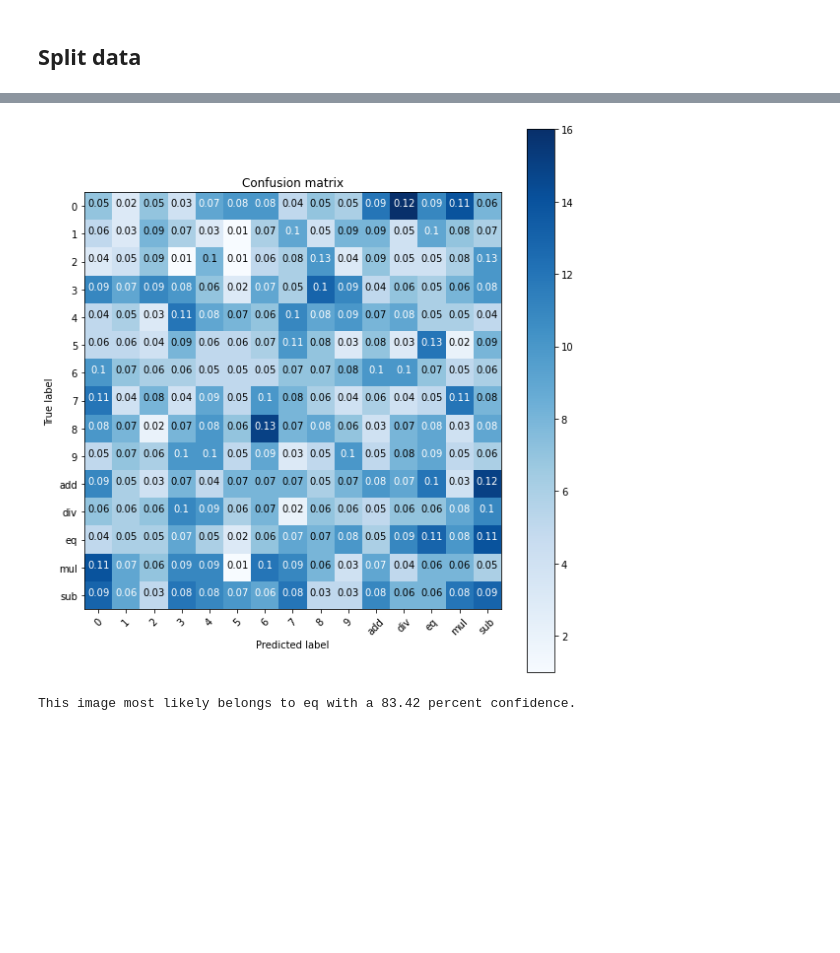
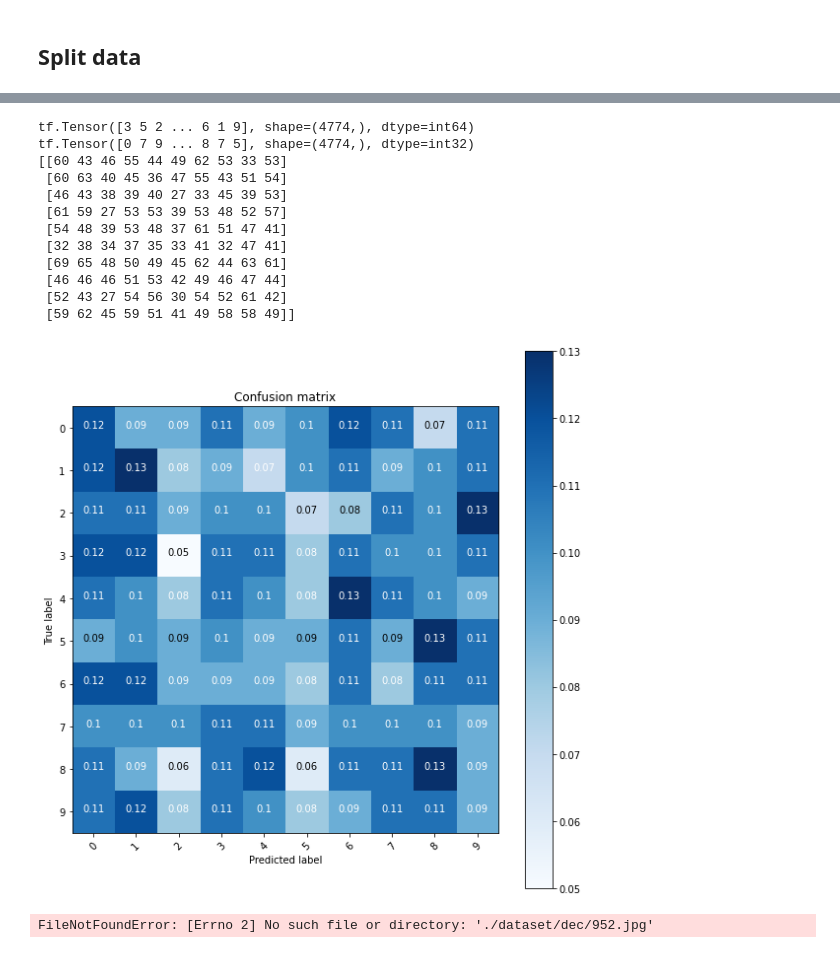
Before and after one commit to BrunosBastos/TAAProject1, a Jupyter notebook: ml.ipynb, the cells around one changed output, grey strips where cells are left out. Cells and saved outputs as stored; diff of their text form; code cells hidden in the pictures; blank space fills up the shorter version.

Commit message:
fix errors

```diff
--- a/ml.ipynb
+++ b/ml.ipynb
@@ -20,4 +26,14 @@ data_dir = pathlib.Path('./dataset')
 
 image_count = len(list(data_dir.glob('*/*.*')))
 print("Total no of images =", image_count)
+
+images = []
+labels = []
+for item in data_dir.glob('*'):
+    labels.append(str(item).split('/')[-1])
+    images.append(len(list(item.glob('*'))))
+
+images = [i for l, i in sorted(zip(labels, images))]
+labels.sort()
+plt.bar(labels, images)
 # %% [output]
@@ -33,7 +51,7 @@ img_width = 100
 # %%
 train_ds = tf.keras.preprocessing.image_dataset_from_directory(
   data_dir,
-  #color_mode="grayscale",
+  color_mode="grayscale",
   validation_split=0.1,
   subset="training",
   seed=123,
@@ -45,7 +63,7 @@ Using 7546 files for training.
 # %%
 val_ds = tf.keras.preprocessing.image_dataset_from_directory(
   data_dir,
-  #color_mode="grayscale",
+  color_mode="grayscale",
   validation_split=0.2,
   subset="validation",
   seed=123,
@@ -69,6 +87,6 @@ for images, labels in val_ds.take(1):
 # %%
-num_classes = 16
-img_channels = 3
+num_classes = 10
+img_channels = 1
 
 model = Sequential([
   layers.Conv2D(16, 3, padding='same', activation='relu',input_shape=(img_height, img_width, img_channels)),
@@ -80,6 +98,7 @@ model = Sequential([
   layers.Dropout(0.2),
   layers.Flatten(),
   layers.Dense(128, activation='relu'),
+  layers.Dense(64, activation='relu'),
   layers.Dense(num_classes),
   #keras.layers.Dense(num_classes, activation='softmax')
 ])
@@ -153,45 +172,61 @@ def plot_confusion_matrix(cm, class_names):
   Returns a matplotlib figure containing the plotted confusion matrix.
 
   Args:
     cm (array, shape = [n, n]): a confusion matrix of integer classes
     class_names (array, shape = [n]): String names of the integer classes
   """
+  # Compute the labels from the normalized confusion matrix.
+  labels = np.around(cm.astype('float') / cm.sum(axis=1)[:, np.newaxis], decimals=2)
+
   figure = plt.figure(figsize=(8, 8))
-  plt.imshow(cm, interpolation='nearest', cmap=plt.cm.Blues)
+  plt.imshow(labels, interpolation='nearest', cmap=plt.cm.Blues)
   plt.title("Confusion matrix")
   plt.colorbar()
   tick_marks = np.arange(len(class_names))
   plt.xticks(tick_marks, class_names, rotation=45)
   plt.yticks(tick_marks, class_names)
 
-  # Compute the labels from the normalized confusion matrix.
-  labels = np.around(cm.astype('float') / cm.sum(axis=1)[:, np.newaxis], decimals=2)
+
 
   # Use white text if squares are dark; otherwise black.
   threshold = cm.max() / 2.
   for i, j in itertools.product(range(cm.shape[0]), range(cm.shape[1])):
     color = "white" if cm[i, j] > threshold else "black"
     plt.text(j, i, labels[i, j], horizontalalignment="center", color=color)
 
   plt.tight_layout()
   plt.ylabel('True label')
   plt.xlabel('Predicted label')
   return figure
 
-y_pred = model.predict(val_ds)
+y_pred = model.predict(train_ds)
 y_pred = tf.nn.softmax(y_pred)
 predicted_categories = tf.argmax(y_pred, axis=1)
-true_categories = tf.concat([y for x, y in val_ds], axis=0)
+print(predicted_categories)
+true_categories = tf.concat([y for x, y in train_ds], axis=0)
+print(true_categories)
 cm = confusion_matrix(predicted_categories, true_categories)
+print(cm)
 figure = plot_confusion_matrix(cm, class_names)
 # %% [output]
+tf.Tensor([3 5 2 ... 6 1 9], shape=(4774,), dtype=int64)
+tf.Tensor([0 7 9 ... 8 7 5], shape=(4774,), dtype=int32)
+[[60 43 46 55 44 49 62 53 33 53]
+ [60 63 40 45 36 47 55 43 51 54]
+ [46 43 38 39 40 27 33 45 39 53]
+ [61 59 27 53 53 39 53 48 52 57]
+ [54 48 39 53 48 37 61 51 47 41]
+ [32 38 34 37 35 33 41 32 47 41]
+ [69 65 48 50 49 45 62 44 63 61]
+ [46 46 46 51 53 42 49 46 47 44]
+ [52 43 27 54 56 30 54 52 61 42]
+ [59 62 45 59 51 41 49 58 58 49]]
-[figure, old version]
+[figure, new version]
 # %%
- test_image_path = "eq.png"
- test_image = PIL.Image.open(test_image_path)
+ test_image_path = "./dataset/dec/952.jpg"
 
  img = keras.preprocessing.image.load_img(
-     test_image_path, target_size=(img_height, img_width)
+     test_image_path, target_size=(img_height, img_width), color_mode="grayscale"
  )
  img_array = keras.preprocessing.image.img_to_array(img)
  img_array = tf.expand_dims(img_array, 0)  #Create a batch
@@ -204,4 +239,4 @@ print(
     .format(class_names[np.argmax(score)], 100 * np.max(score))
 )
 # %% [output]
-This image most likely belongs to eq with a 83.42 percent confidence.
+FileNotFoundError: [Errno 2] No such file or directory: './dataset/dec/952.jpg'
```
Also changed, not shown: parts of 8 cells of this notebook.
